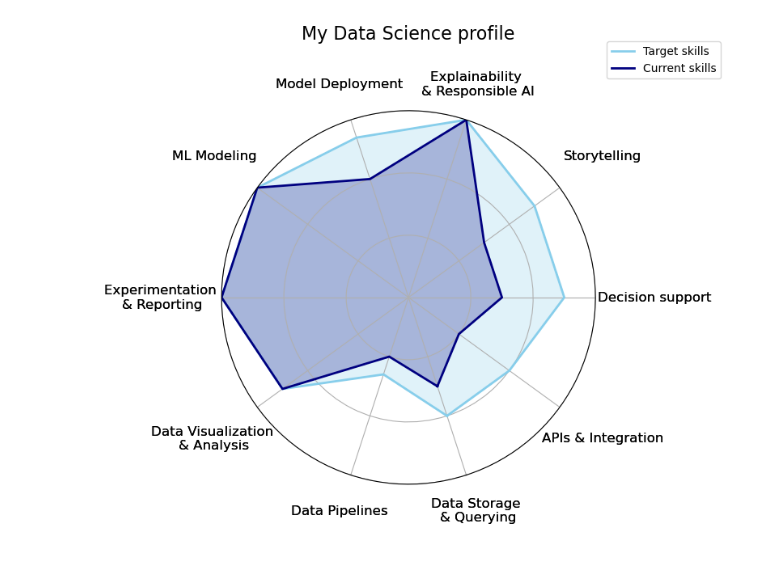
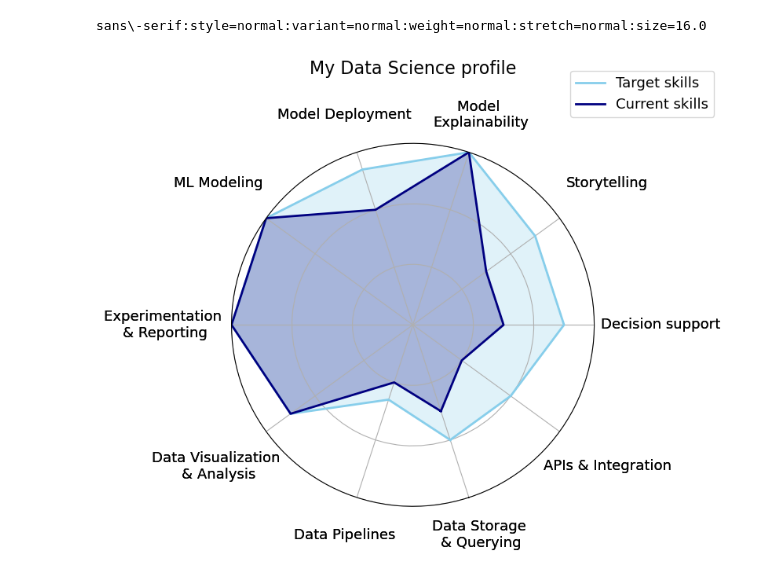
Before and after one commit to KlestDedja/klestdedja.github.io, a Jupyter notebook: images/skills_chart.ipynb, the cells around one changed output. Saved outputs shown, nothing was run; the diff lists cells and outputs as text; code cells hidden in the pictures.

Commit message:
Tweaking skills plot
Fonts are still annoyingly different, but it's good enough for now

```diff
--- a/images/skills_chart.ipynb
+++ b/images/skills_chart.ipynb
@@ -25,7 +25,7 @@ CATEGORIES = [
     "Experimentation \n& Reporting",
     "ML Modeling",
     "Model Deployment",
-    "Explainability \n& Responsible AI",
+    "Model \nExplainability",
     "Storytelling",
     "Decision support",
     # "Software Engineering Practices",
@@ -64,12 +64,16 @@ def validate_profile(profile: dict[str, float]) -> list[float]:
         for cat in CATEGORIES
     ]
 # %%
+from matplotlib.font_manager import FontProperties
+
 def plot_radar(
     skills_dict: dict[str, float],
     label: str,
     color: str,
     alpha: float,
+    fontsize: int = 12,
     ax: plt.Axes| None = None,
+    vis_font: FontProperties | None = None
 ):
     """Plot a radar profile on given axis (create one if none)."""
     # Validate and order values by CATEGORIES
@@ -109,7 +113,7 @@ def plot_radar(
 
     for angle, category in zip(angles[:-1], CATEGORIES):
 
-        extra_pad = 0.5*np.abs(math.sin(angle - offset_step))
+        extra_pad = 0.65*np.abs(math.sin(angle - offset_step))
 
         ax.text(
             angle,
@@ -117,7 +121,8 @@ def plot_radar(
             category,
             ha="center",
             va="center",
-            fontsize=12,
+            fontsize=fontsize,
+            fontproperties=vis_font
         )
     ax.set_xticks(angles[:-1])
     ax.set_xticklabels([])
@@ -135,37 +140,39 @@ current_skills = {
     "Experimentation \n& Reporting": 3.0,
     "ML Modeling": 3.0,
     "Model Deployment": 2.0,
-    "Explainability \n& Responsible AI": 3.0,
+    "Model \nExplainability": 3.0,
     "Storytelling": 1.5,
     "Decision support": 1.5,
     # "SE Practices": 1.8,
     "APIs & Integration": 1.0,
 }
 
 
 target_skills = {
     "Data Storage \n& Querying": 2.0,
     "Data Pipelines": 1.3,
     "Data Visualization \n& Analysis": 2.5,
     "Experimentation \n& Reporting": 3.0,
     "ML Modeling": 3.0,
     "Model Deployment": 2.7,
-    "Explainability \n& Responsible AI": 3.0,
+    "Model \nExplainability": 3.0,
     "Storytelling": 2.5,
     "Decision support": 2.5,
     # "SE Practices": 2.5,
     "APIs & Integration": 2.0,
 }
 
 # Create one axis and overlay both plots
 fig, ax = plt.subplots(figsize=(6, 6), subplot_kw=dict(polar=True), dpi=100)
 ax.set_title("My Data Science profile", va="bottom", fontsize=16, pad=60)
+font_title = ax.title.get_fontproperties()
+print(font_title)
+plot_radar(target_skills, label="Target skills", color="skyblue", alpha=0.25, fontsize=13, ax=ax, vis_font=font_title)
+plot_radar(current_skills, label="Current skills", color="navy", alpha=0.25, fontsize=13, ax=ax, vis_font=font_title)
 
-plot_radar(target_skills, label="Target skills", color="skyblue", alpha=0.25, ax=ax)
-plot_radar(current_skills, label="Current skills", color="navy", alpha=0.25, ax=ax)
-
-ax.legend(loc="upper right", bbox_to_anchor=(1.35, 1.2))
+ax.legend(loc="upper right", bbox_to_anchor=(1.35, 1.22), fontsize=13)
 plt.savefig("skills-chart-profile.png", bbox_inches="tight")
 plt.show()
 # %% [output]
+sans\-serif:style=normal:variant=normal:weight=normal:stretch=normal:size=16.0
-[figure, old version]
+[figure, new version]
```
Also changed, not shown: 2 other files.
